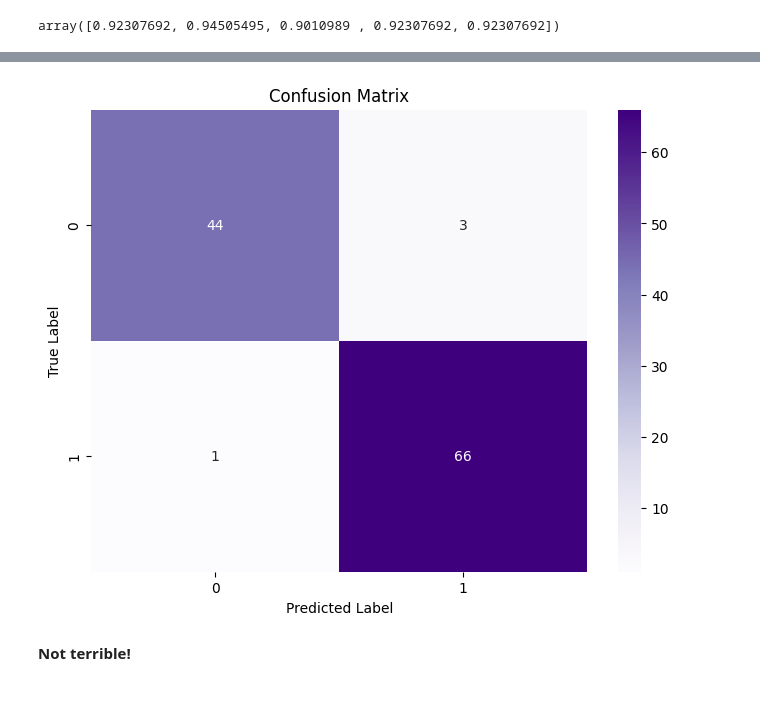
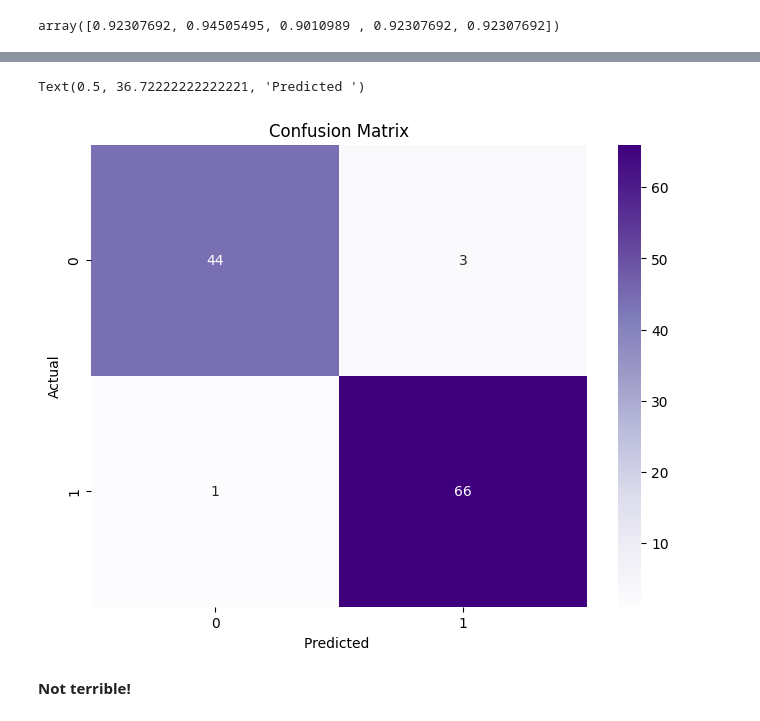
Before and after one commit to jgeiger81/sbml, a Jupyter notebook: 4.4 Trees and Forests/JasonG_MLE_MiniProject_Trees_and_Forests.ipynb, the cells around one changed output, grey strips where cells are left out. Saved outputs shown, nothing was run; the diff lists cells and outputs as text; code cells hidden in the pictures.

```diff
--- a/4.4 Trees and Forests/JasonG_MLE_MiniProject_Trees_and_Forests.ipynb
+++ b/4.4 Trees and Forests/JasonG_MLE_MiniProject_Trees_and_Forests.ipynb
@@ -160,13 +167,13 @@ weighted avg       0.97      0.96      0.96       114
 # %%
-cm = confusion_matrix(y_test, y_pred_dtc)
+cm_dtc = confusion_matrix(y_test, y_pred_dtc)
 plt.figure(figsize=(8, 6))
-sns.heatmap(cm, annot=True, fmt='d', cmap='Purples')
+sns.heatmap(cm_dtc, annot=True, fmt='d', cmap='Purples')
 plt.title('Confusion Matrix')
-plt.ylabel('True Label')
-plt.xlabel('Predicted Label')
-plt.show()
+plt.ylabel('Actual')
+plt.xlabel('Predicted ')
 # %% [output]
+Text(0.5, 36.72222222222221, 'Predicted ')
-[figure, old version]
+[figure, new version]
 # %% [markdown]
 **Not terrible!**
 # %%
```
Also changed, not shown: parts of 17 cells of this notebook.
